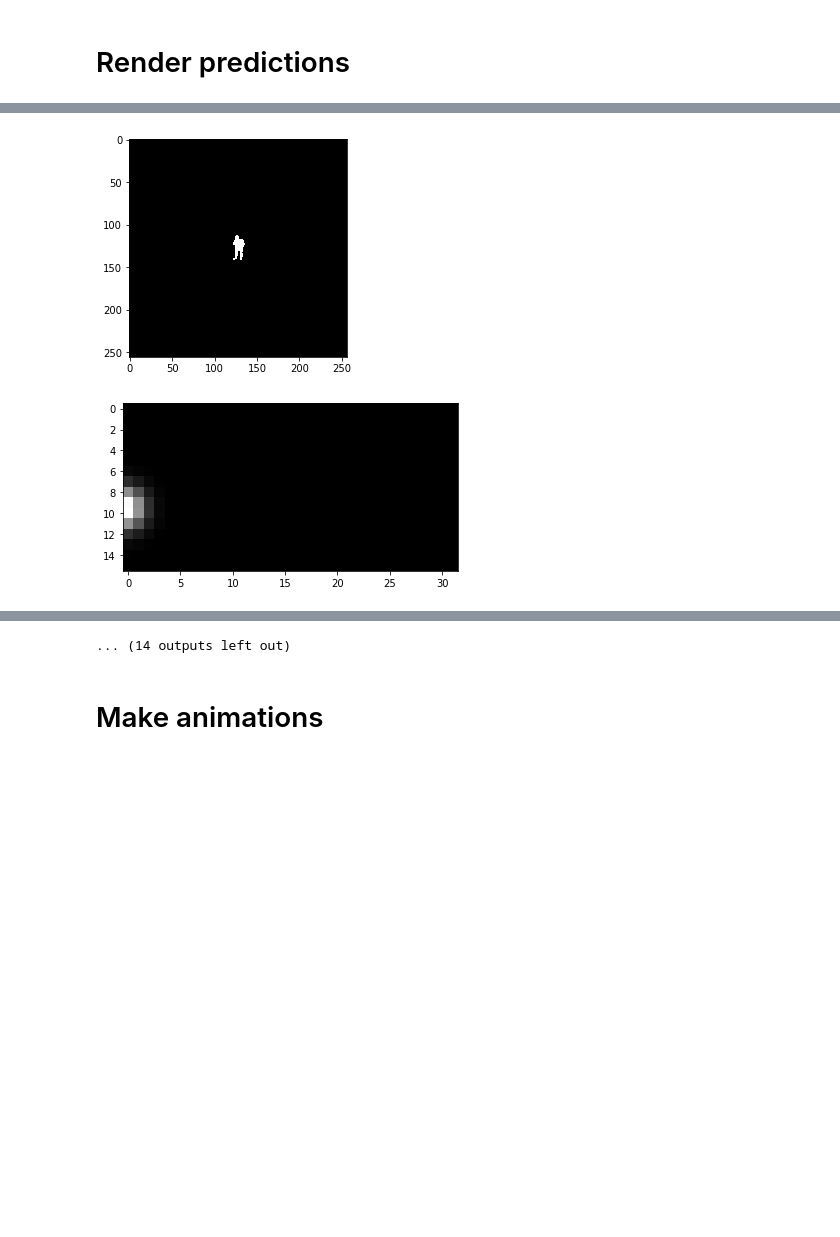
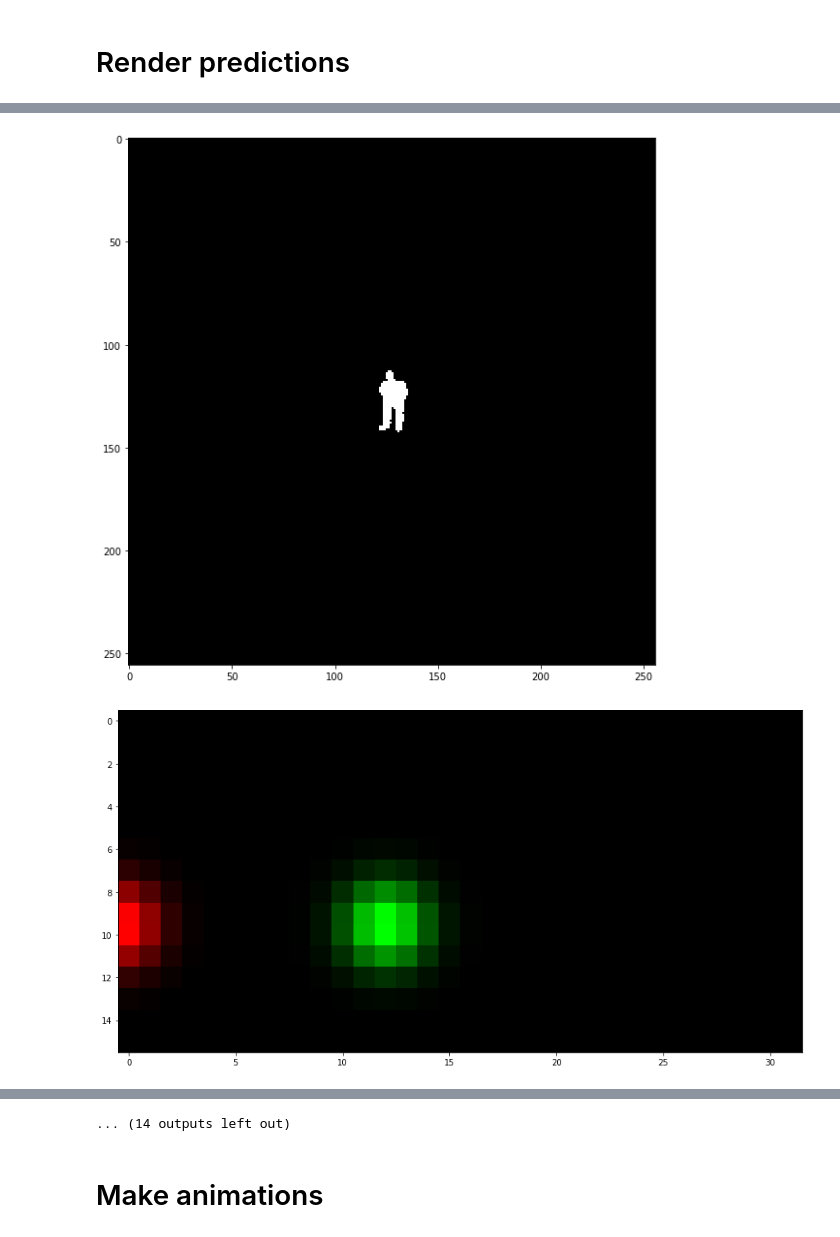
Before and after one commit to ShengCN/soft_shadow, a Jupyter notebook: animation.ipynb, the cells around one changed output, grey strips where cells are left out. Drawn from its saved outputs; the diff is of its cells as text; code cells hidden in the pictures; blank space fills up the shorter version.

```diff
--- a/animation.ipynb
+++ b/animation.ipynb
@@ -42,7 +42,7 @@ from valid_relight_ssn import predict, compute_ibl, merge_result
 from skimage.transform import resize
 
 def show_np(img, cmap='gray', title=''):
-    plt.figure()
+    plt.figure(figsize=(15,10))
     plt.title(title)
     plt.imshow(np.squeeze(img), cmap=cmap)
 
@@ -156,11 +154,18 @@ def predict_real_result(test_fname, mask_size,testing_ibl):
 testing_fname = '/home/ysheng/Dataset/soft_shadow/real_human_testing_set/10944340-young-man-standing.png'
 testing_ibl = compute_ibl(0, 160)
 
-predict_real_result(testing_fname, 30,testing_ibl)
-predict_real_result(testing_fname, 60,testing_ibl)
-predict_real_result(testing_fname, 90,testing_ibl)
-predict_real_result(testing_fname, 120,testing_ibl)
-predict_real_result(testing_fname, 150,testing_ibl)
+h,w,c = testing_ibl.shape
+input_ibl = np.zeros((h,w,3), dtype=testing_ibl.dtype)
+input_ibl[:,:,0] = np.squeeze(compute_ibl(0, 160))
+input_ibl[:,:,1] = np.squeeze(compute_ibl(200, 160))
+# input_ibl[:,:,2] = np.squeeze(compute_ibl(350, 160))
+
+
+predict_real_result(testing_fname, 30,input_ibl)
+predict_real_result(testing_fname, 60,input_ibl)
+predict_real_result(testing_fname, 90,input_ibl)
+predict_real_result(testing_fname, 120,input_ibl)
+predict_real_result(testing_fname, 150,input_ibl)
 # %% [output]
 0.8952941176470589
 255
@@ -187,2 +192,2 @@ shadow shape:(256, 256, 1) min: 4.467679900699295e-06, max: 18.72989845275879
-[figure, old version]
+[figure, new version]
-[figure, old version]
+[figure, new version]
```
Also changed, not shown: parts of 3 cells of this notebook, 12 other files.
